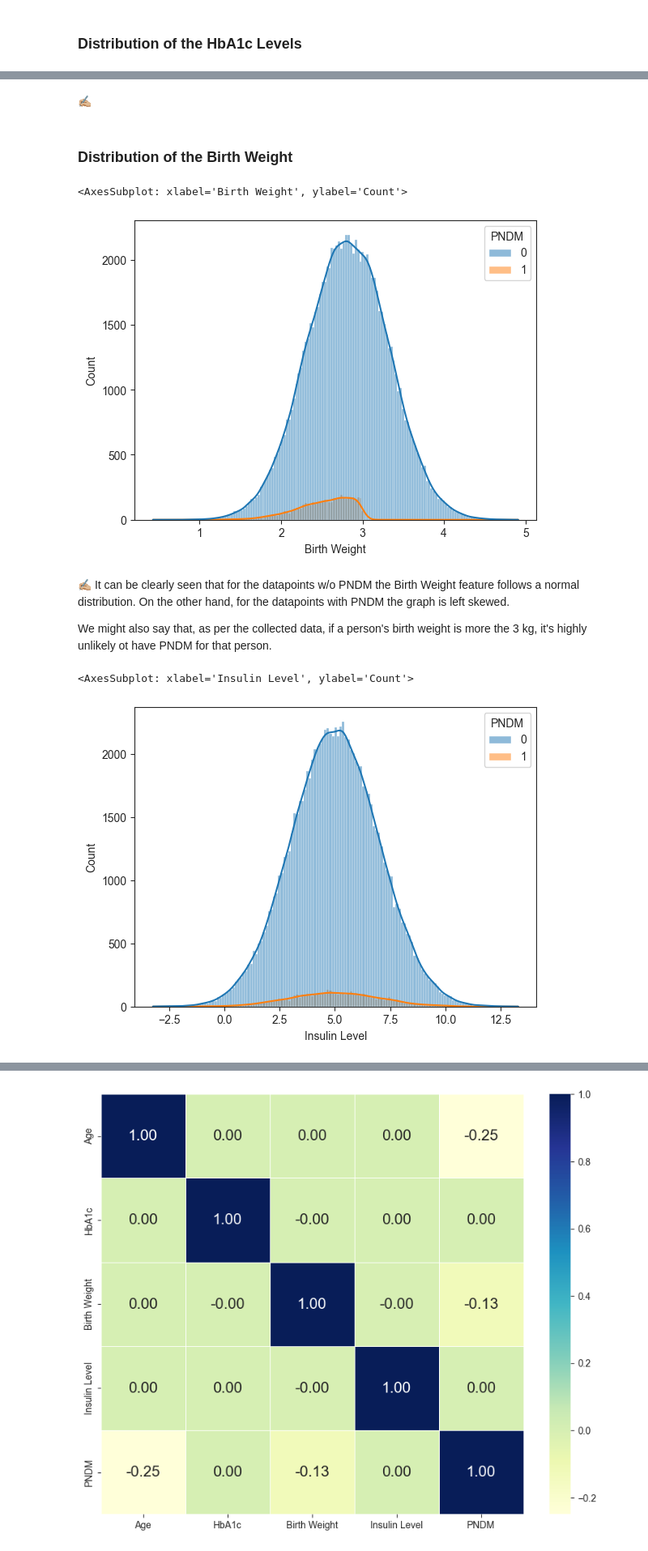
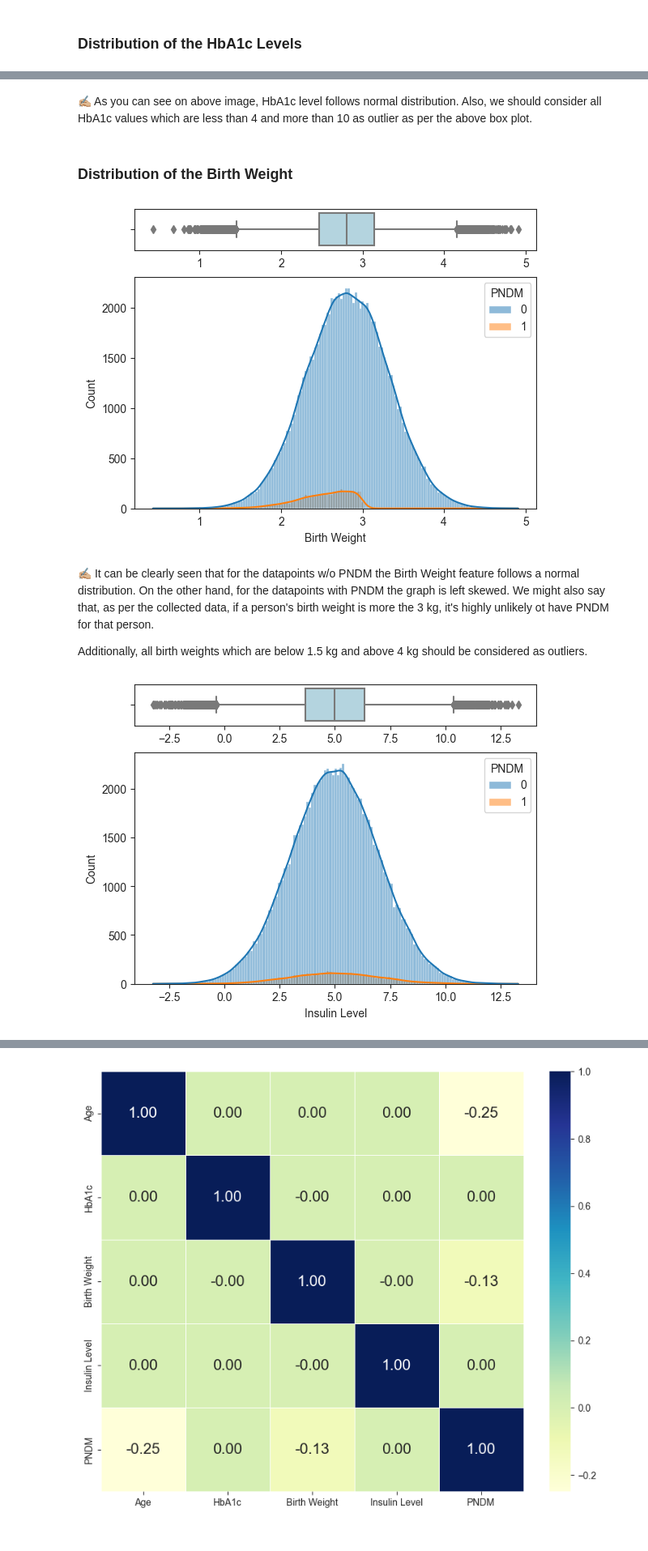
Before and after one commit to muscak/PNDM-Prediction, a Jupyter notebook: PNDM-Prediction.ipynb, the cells around one changed output, grey strips where cells are left out. Shown at 81% size. Cells and saved outputs as stored; diff of their text form; code cells hidden in the pictures.

```diff
--- a/PNDM-Prediction.ipynb
+++ b/PNDM-Prediction.ipynb
@@ -230,18 +236,24 @@ plt.show()
 # %% [markdown]
-✍🏼
+✍🏼 As you can see on above image, HbA1c level follows normal distribution. Also, we should consider all HbA1c values which are less than 4 and more than 10 as outlier as per the above box plot.
 # %% [markdown]
 ### Distribution of the Birth Weight
 # %%
-sb.histplot(data=df, x='Birth Weight', hue='PNDM', kde=True)
+f, (ax_box, ax_hist) = plt.subplots(2, sharex=False, gridspec_kw={"height_ratios": (.15, .85)})
+sb.boxplot(data=df, ax=ax_box, x='Birth Weight', color='lightblue')
+sb.histplot(data=df, x='Birth Weight', hue='PNDM', kde=True, ax=ax_hist)
+ax_box.set(xlabel='')
+plt.show()
 # %% [output]
-<AxesSubplot: xlabel='Birth Weight', ylabel='Count'>
-[figure, old version]
+[figure, new version]
 # %% [markdown]
-✍🏼 It can be clearly seen that for the datapoints w/o PNDM the Birth Weight feature follows a normal distribution. On the other hand, for the datapoints with PNDM the graph is left skewed.
+✍🏼 It can be clearly seen that for the datapoints w/o PNDM the Birth Weight feature follows a normal distribution. On the other hand, for the datapoints with PNDM the graph is left skewed. We might also say that, as per the collected data, if a person's birth weight is more the 3 kg, it's highly unlikely ot have PNDM for that person.
 
-We might also say that, as per the collected data, if a person's birth weight is more the 3 kg, it's highly unlikely ot have PNDM for that person.
+Additionally, all birth weights which are below 1.5 kg and above 4 kg should be considered as outliers.
 # %%
-sb.histplot(data=df, x='Insulin Level', hue='PNDM', kde=True)
+f, (ax_box, ax_hist) = plt.subplots(2, sharex=False, gridspec_kw={"height_ratios": (.15, .85)})
+sb.boxplot(data=df, x='Insulin Level', ax=ax_box, color='lightblue')
+sb.histplot(data=df, x='Insulin Level', hue='PNDM', kde=True, ax=ax_hist)
+ax_box.set(xlabel='')
+plt.show()
 # %% [output]
-<AxesSubplot: xlabel='Insulin Level', ylabel='Count'>
-[figure, old version]
+[figure, new version]
```
Also changed, not shown: parts of 16 cells of this notebook.
